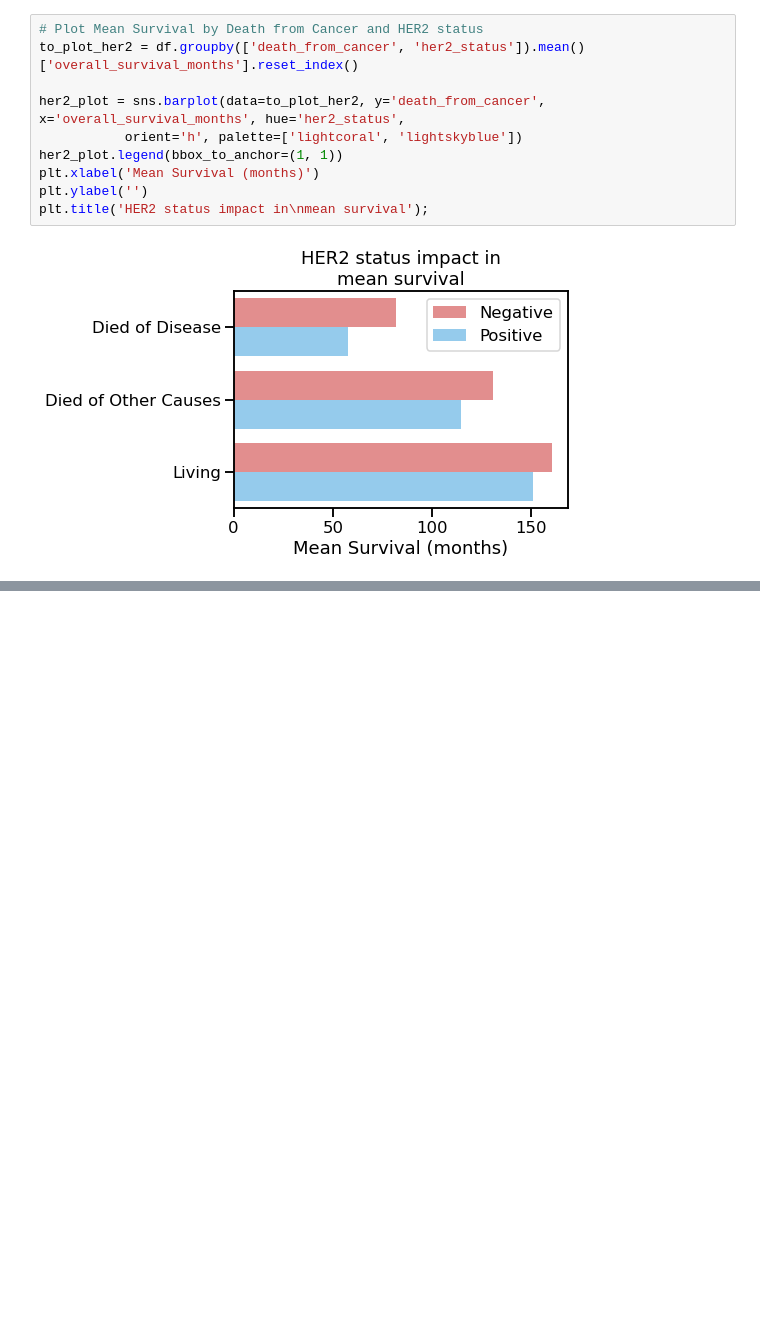
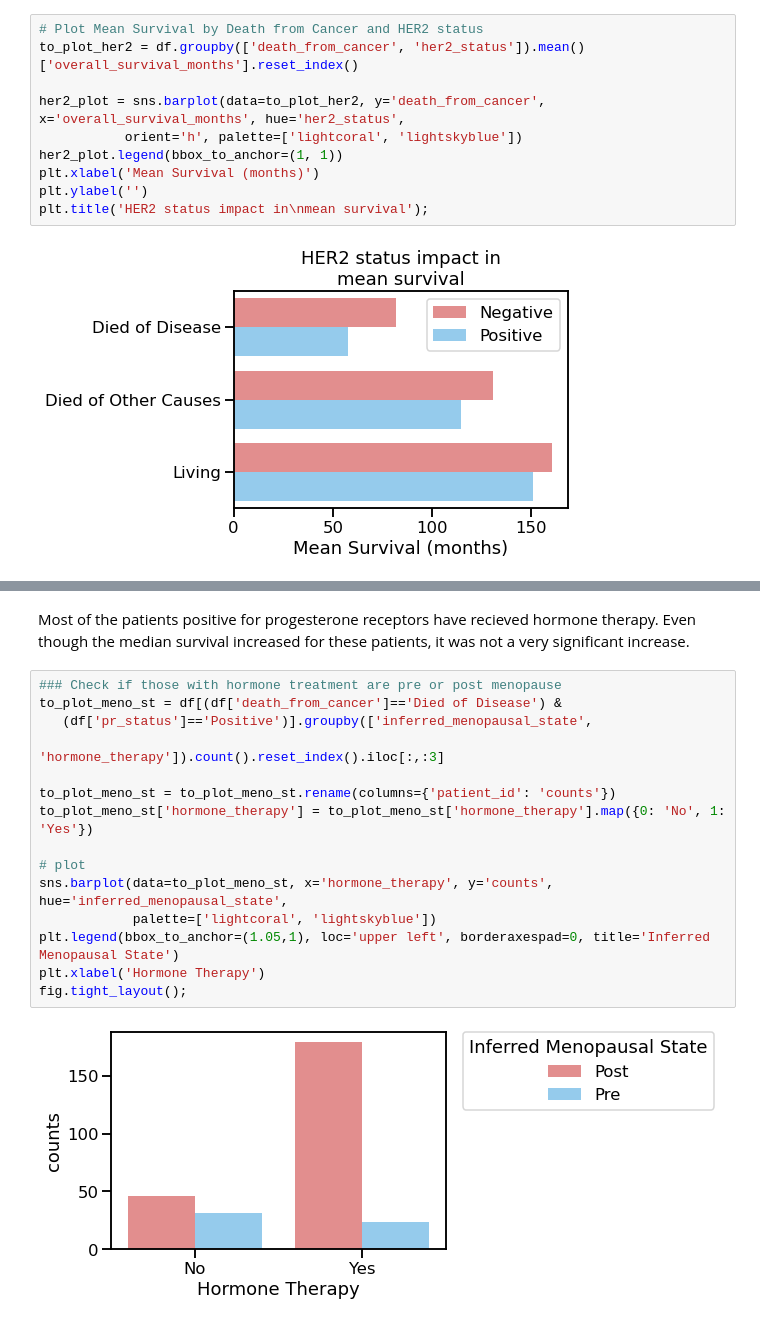
Before and after one commit to antdbar/METABRIC, a Jupyter notebook: METABRIC_EDA.ipynb, the cells around one changed output, grey strips where cells are left out. Cells and saved outputs as stored; diff of their text form; blank space fills up the shorter version.

```diff
--- a/METABRIC_EDA.ipynb
+++ b/METABRIC_EDA.ipynb
@@ -418,0 +486,19 @@ plt.title('HER2 status impact in\nmean survival');
+# %% [markdown]
+Most of the patients positive for progesterone receptors have recieved hormone therapy. Even though the median survival increased for these patients, it was not a very significant increase.
+# %%
+### Check if those with hormone treatment are pre or post menopause
+to_plot_meno_st = df[(df['death_from_cancer']=='Died of Disease') &
+   (df['pr_status']=='Positive')].groupby(['inferred_menopausal_state',
+                                           'hormone_therapy']).count().reset_index().iloc[:,:3]
+
+to_plot_meno_st = to_plot_meno_st.rename(columns={'patient_id': 'counts'})
+to_plot_meno_st['hormone_therapy'] = to_plot_meno_st['hormone_therapy'].map({0: 'No', 1: 'Yes'})
+
+# plot
+sns.barplot(data=to_plot_meno_st, x='hormone_therapy', y='counts', hue='inferred_menopausal_state',
+            palette=['lightcoral', 'lightskyblue'])
+plt.legend(bbox_to_anchor=(1.05,1), loc='upper left', borderaxespad=0, title='Inferred Menopausal State')
+plt.xlabel('Hormone Therapy')
+fig.tight_layout();
+# %% [output]
+[figure, added]
```
Also changed, not shown: parts of 14 cells of this notebook.
